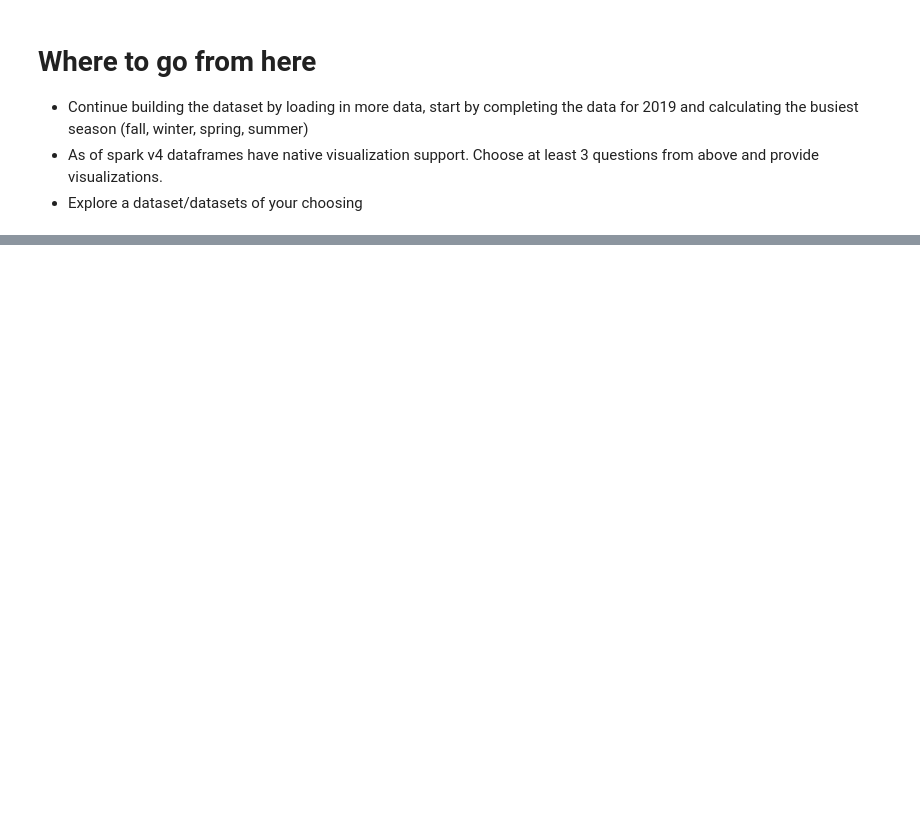
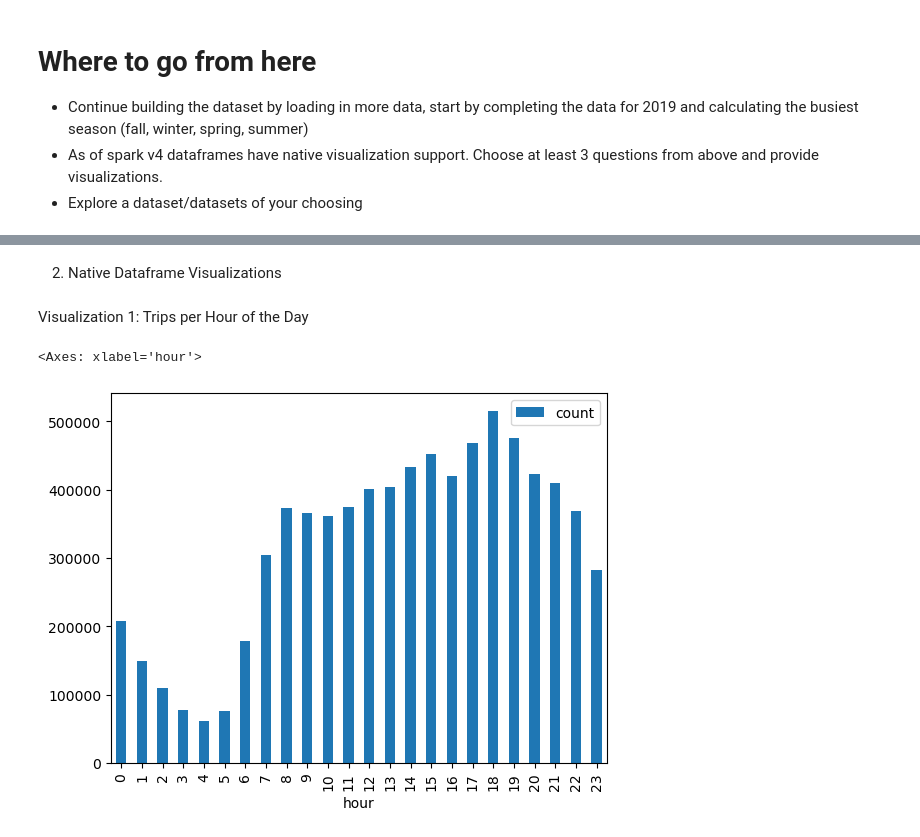
Before and after one commit to Jeromsan/Big-data-processing-TD, a Jupyter notebook: TP3/lab_sparksql_and_dataframes.ipynb, the cells around one changed output, grey strips where cells are left out. Cells and saved outputs as stored; diff of their text form; code cells hidden in the pictures; blank space fills up the shorter version.

```diff
--- a/TP3/lab_sparksql_and_dataframes.ipynb
+++ b/TP3/lab_sparksql_and_dataframes.ipynb
@@ -69,0 +90,5 @@ This section can be completed either using pyspark commands or sql commands ( Th
+# %%
+from pyspark.sql import functions as F
+
+df_trips = df_trips.withColumn("trip_id", F.monotonically_increasing_id())
+df_trips.select("trip_id", "tpep_pickup_datetime", "passenger_count").show(5)
@@ -69,0 +137,11 @@ This section can be completed either using pyspark commands or sql commands ( Th
+# %%
+df_trips = df_trips.withColumn(
+    "duration_minutes",
+    (F.unix_timestamp(F.col("tpep_dropoff_datetime")) - F.unix_timestamp(F.col("tpep_pickup_datetime"))) / 60
+)
+
+df_trips.filter(F.col("trip_distance") > 0).orderBy(F.col("trip_distance").asc()).select("trip_id", "trip_distance").limit(1).show()
+df_trips.orderBy(F.col("trip_distance").desc()).select("trip_id", "trip_distance").limit(1).show()
+
+df_trips.filter(F.col("duration_minutes") > 0).orderBy(F.col("duration_minutes").asc()).select("trip_id", "duration_minutes").limit(1).show()
+df_trips.orderBy(F.col("duration_minutes").desc()).select("trip_id", "duration_minutes").limit(1).show()
@@ -90,0 +676,10 @@ This section can be completed either using pyspark commands or sql commands ( Th
+# %% [markdown]
+2. Native Dataframe Visualizations
+# %% [markdown]
+Visualization 1: Trips per Hour of the Day
+# %%
+hourly_df = df_trips.withColumn("hour", F.hour("tpep_pickup_datetime")).groupBy("hour").count().orderBy("hour")
+hourly_df.toPandas().plot(kind="bar", x="hour", y="count")
+# %% [output]
+<Axes: xlabel='hour'>
+[figure, added]
```
Also changed, not shown: parts of 51 cells of this notebook.
